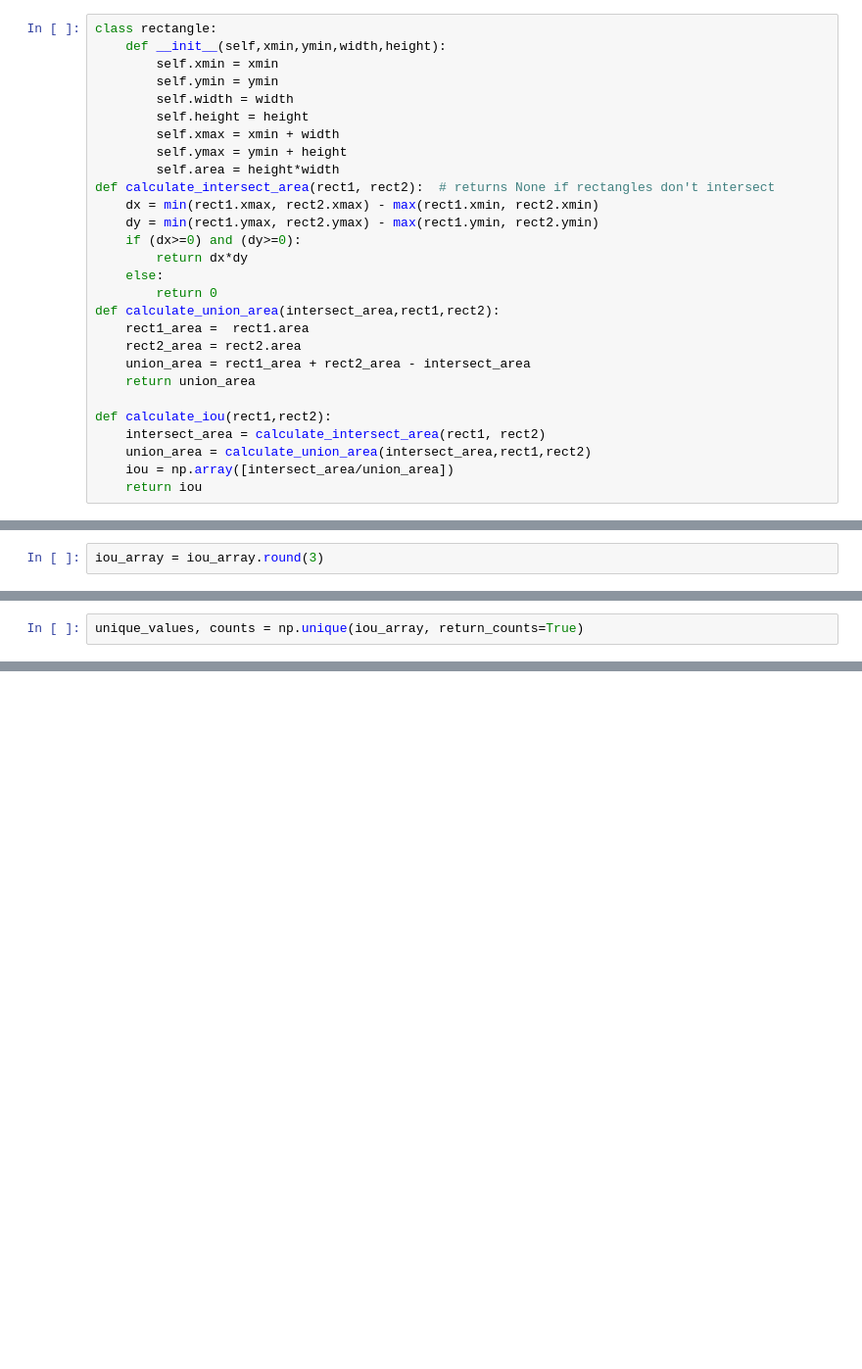
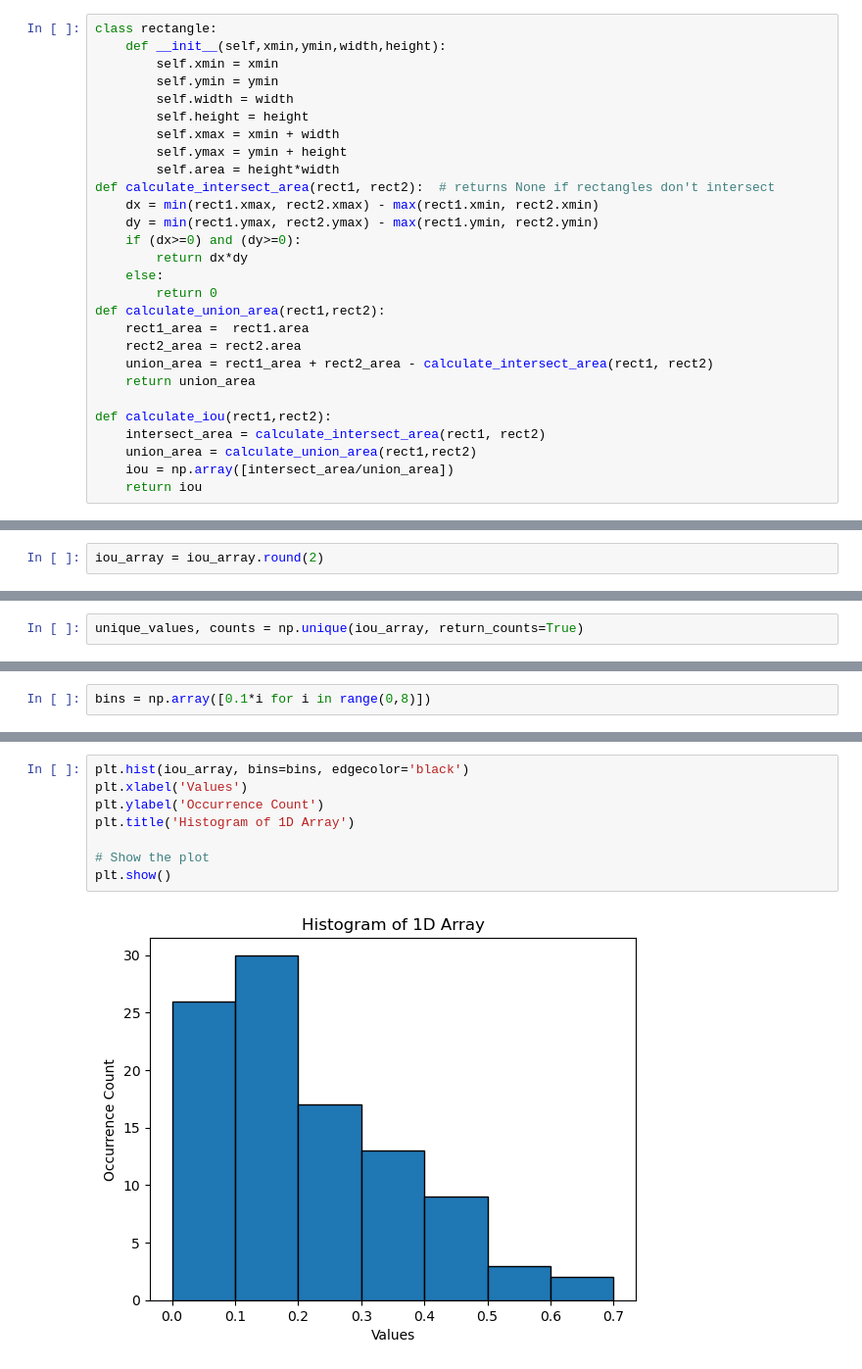
Before and after one commit to KavileBhagavathi/DSSS_Scripts, a Jupyter notebook: Assignment6/Assignment6.ipynb, the cells around one changed output, grey strips where cells are left out. Shown: that part at 98% size. Saved outputs shown, nothing was run; the diff lists cells and outputs as text; blank space fills up the shorter version.

```diff
--- a/Assignment6/Assignment6.ipynb
+++ b/Assignment6/Assignment6.ipynb
@@ -38,15 +44,15 @@ def calculate_intersect_area(rect1, rect2):  # returns None if rectangles don't
         return dx*dy
     else:
         return 0
-def calculate_union_area(intersect_area,rect1,rect2):
+def calculate_union_area(rect1,rect2):
     rect1_area =  rect1.area
     rect2_area = rect2.area
-    union_area = rect1_area + rect2_area - intersect_area
+    union_area = rect1_area + rect2_area - calculate_intersect_area(rect1, rect2)
     return union_area
 
 def calculate_iou(rect1,rect2):
     intersect_area = calculate_intersect_area(rect1, rect2)
-    union_area = calculate_union_area(intersect_area,rect1,rect2)
+    union_area = calculate_union_area(rect1,rect2)
     iou = np.array([intersect_area/union_area])
     return iou
 # %%
@@ -61,5 +67,5 @@ rect1 = rectangle(ground_truth[0][0],ground_truth[0][1],ground_truth[0][2],groun
 rect2 = rectangle(predicted[0][0],predicted[0][1],predicted[0][2],predicted[0][3])
 iou = calculate_iou(rect1,rect2)
 # %%
-iou_array = iou_array.round(3)
+iou_array = iou_array.round(2)
 # %%
@@ -94,0 +104,2 @@ array([0.   , 0.001, 0.012, 0.029, 0.035, 0.042, 0.053, 0.055, 0.056,
+# %%
+bins = np.array([0.1*i for i in range(0,8)])
@@ -94,0 +110,10 @@ array([0.   , 0.001, 0.012, 0.029, 0.035, 0.042, 0.053, 0.055, 0.056,
+# %%
+plt.hist(iou_array, bins=bins, edgecolor='black')
+plt.xlabel('Values')
+plt.ylabel('Occurrence Count')
+plt.title('Histogram of 1D Array')
+
+# Show the plot
+plt.show()
+# %% [output]
+[figure, added]
```
Also changed, not shown: parts of 17 cells of this notebook, 1 other file.
